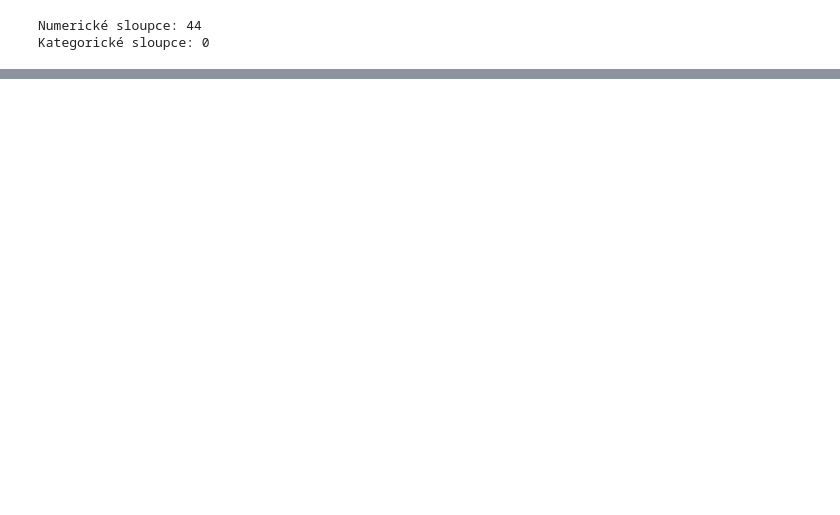
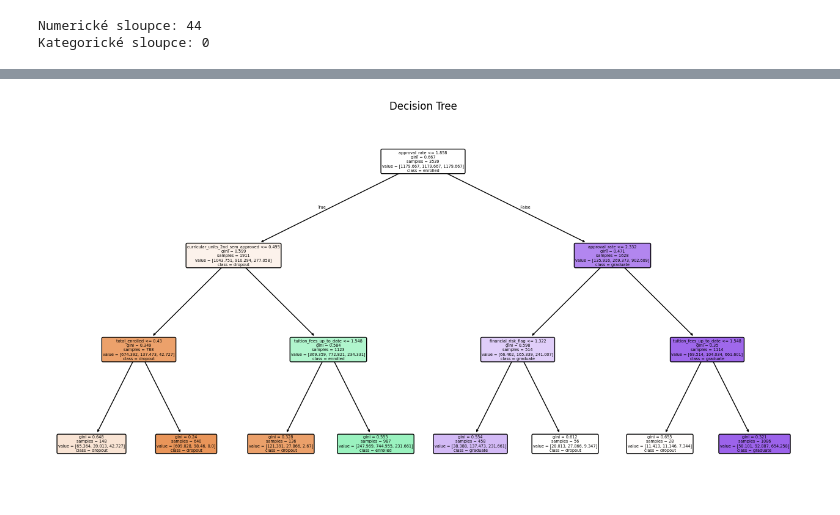
Before and after one commit to misahoskova/4IZ566-FIS-VSE, a Jupyter notebook: semestralka.ipynb, the cells around one changed output, grey strips where cells are left out. Drawn from its saved outputs; the diff is of its cells as text; code cells hidden in the pictures; blank space fills up the shorter version.

```diff
--- a/semestralka.ipynb
+++ b/semestralka.ipynb
@@ -693,0 +860,18 @@ dtype: object
+# %%
+from sklearn.tree import plot_tree
+
+dt = DecisionTreeClassifier(class_weight = "balanced", random_state = 42, max_depth = 3)
+dt_pipe = Pipeline([("pre", preprocessor), ("clf", dt)])
+dt_pipe.fit(X_train, y_train)
+
+plt.figure(figsize=(16,8))
+plot_tree(
+    dt_pipe.named_steps["clf"],
+    feature_names=feature_names,
+    class_names=dt_pipe.named_steps["clf"].classes_.astype(str),
+    filled=True, rounded=True, max_depth=3
+)
+plt.title("Decision Tree")
+plt.show()
+# %% [output]
+[figure, added]
```
Also changed, not shown: parts of 13 cells of this notebook, 1 other file.
